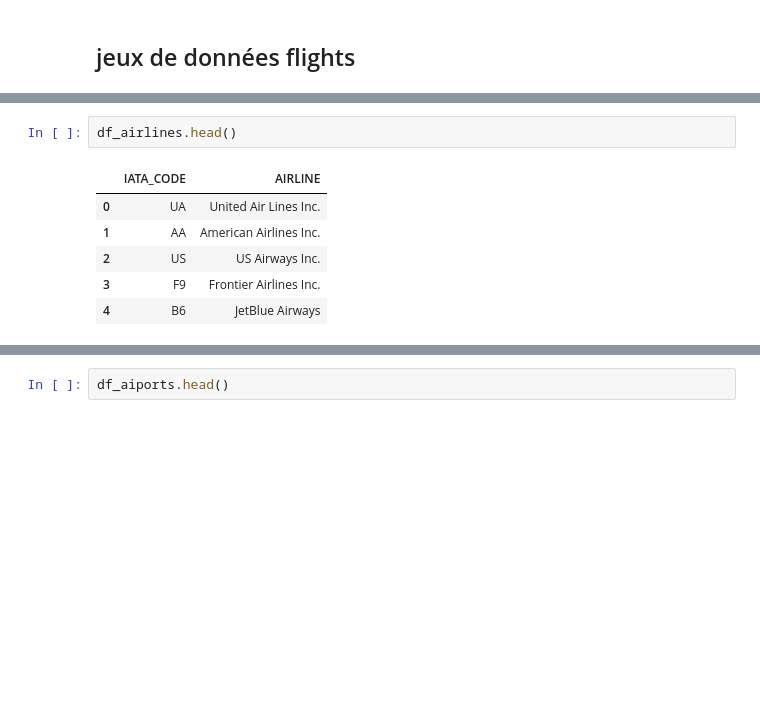
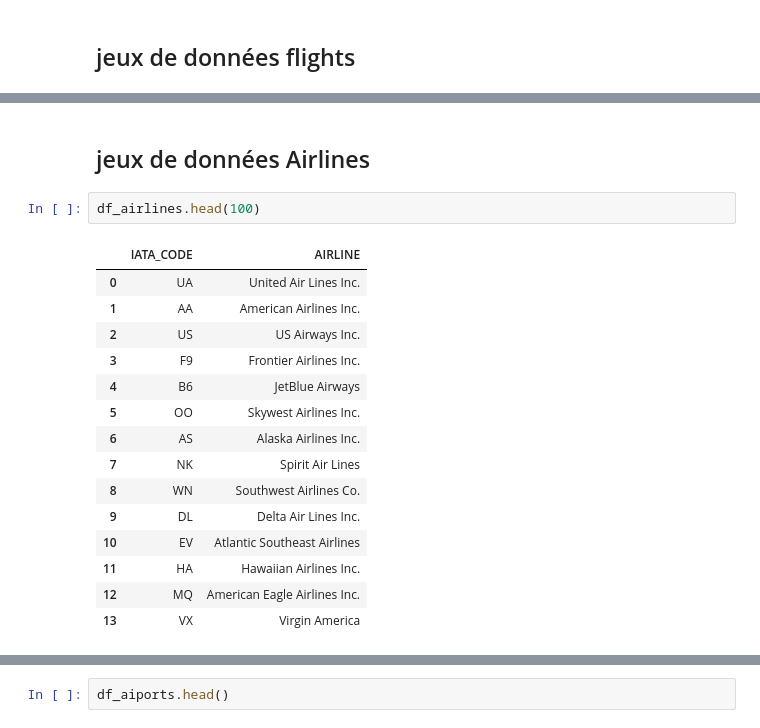
Before and after one commit to GNUITOdebora/MLOPS_flight_delay, a Jupyter notebook: notebooks/EDA_flights.ipynb, the cells around one changed output, grey strips where cells are left out. Drawn from its saved outputs; the diff is of its cells as text; blank space fills up the shorter version.

```diff
--- a/notebooks/EDA_flights.ipynb
+++ b/notebooks/EDA_flights.ipynb
@@ -58,9 +99,20 @@ Voici une description des caractéristiques du dataset ainsi que leur rôle dans
+# %% [markdown]
+## jeux de données Airlines
 # %%
-df_airlines.head()
+df_airlines.head(100)
 # %% [output]
 |  | IATA_CODE | AIRLINE |
 | 0 | UA | United Air Lines Inc. |
 | 1 | AA | American Airlines Inc. |
 | 2 | US | US Airways Inc. |
 | 3 | F9 | Frontier Airlines Inc. |
 | 4 | B6 | JetBlue Airways |
+| 5 | OO | Skywest Airlines Inc. |
+| 6 | AS | Alaska Airlines Inc. |
+| 7 | NK | Spirit Air Lines |
+| 8 | WN | Southwest Airlines Co. |
+| 9 | DL | Delta Air Lines Inc. |
+| 10 | EV | Atlantic Southeast Airlines |
+| 11 | HA | Hawaiian Airlines Inc. |
+| 12 | MQ | American Eagle Airlines Inc. |
+| 13 | VX | Virgin America |
```
Also changed, not shown: parts of 7 cells of this notebook, 1 other file.
